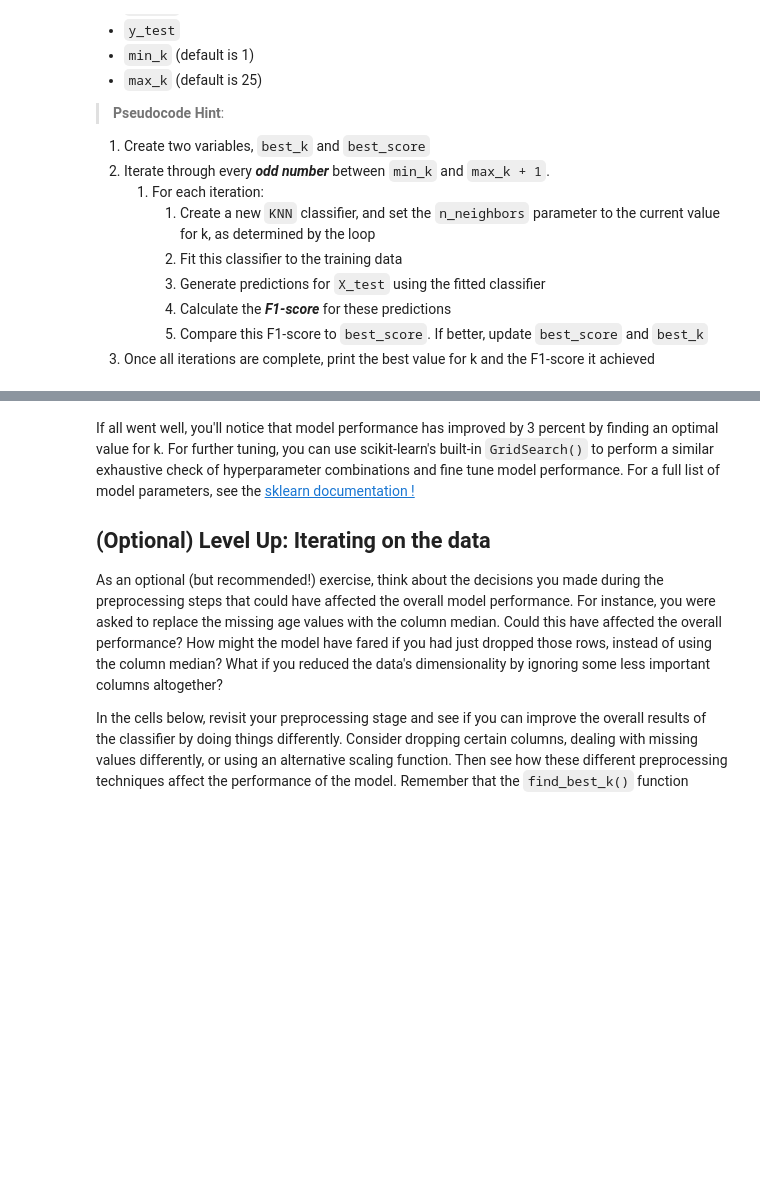
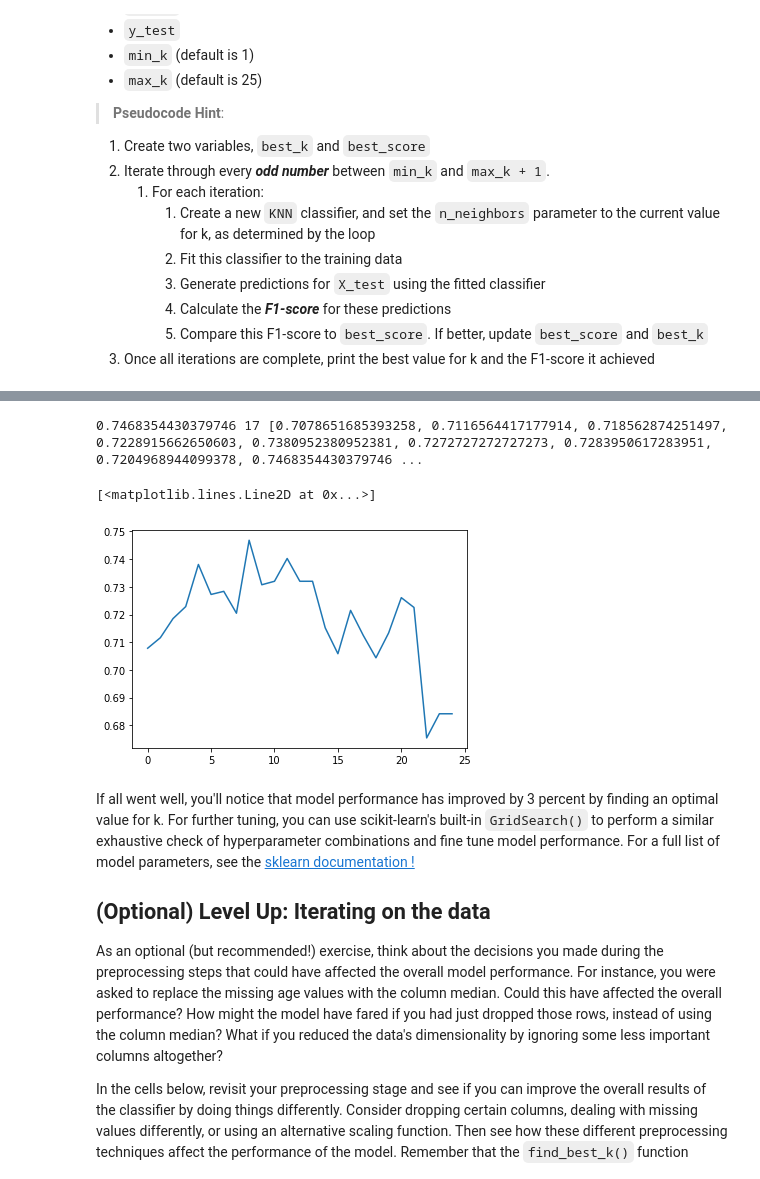
Before and after one commit to poariston/dsc-knn-with-scikit-learn-lab-online-ds-sp-000, a Jupyter notebook: index.ipynb, the cells around one changed output, grey strips where cells are left out. Saved outputs shown, nothing was run; the diff lists cells and outputs as text; code cells hidden in the pictures; blank space fills up the shorter version.

```diff
--- a/index.ipynb
+++ b/index.ipynb
@@ -513,0 +523,26 @@ def find_best_k(X_train, y_train, X_test, y_test, min_k=1, max_k=25):
+# %%
+def find_best_k(X_train, y_train, X_test, y_test, min_k=1, max_k=25):
+    best_k=0
+    ttbstttscorett=0
+    f1score_listo=[]
+    if (min_k//2*2) == min_k:
+#         min_k is even
+        min_k+=1
+    for i in range(min_k,max_k,2):
+        # Instantiate KNeighborsClassifier
+        clf = KNeighborsClassifier(n_neighbors=i, p=2, metric='minkowski')
+        # Fit the classifier
+        clf.fit(X_train,y_train)
+        # Predict on the test set
+        test_preds = clf.predict(X_test)
+        # compute f1 score for current predictions(for i)
+        ttscorett=f1_score(y_test, test_preds)
+        # keep the score in a list
+        f1score_listo.append(ttscorett)
+        # update best_score and best_k
+        if (ttscorett > ttbstttscorett) == True:
+            ttbstttscorett = ttscorett
+            best_k =i
+
+
+    return ttbstttscorett,best_k,f1score_listo
@@ -514,9 +577,17 @@ def find_best_k(X_train, y_train, X_test, y_test, min_k=1, max_k=25):
 # %%
-find_best_k(scaled_data_train, y_train, scaled_data_test, y_test)
+a,b,c=find_best_k(scaled_data_train, y_train, scaled_data_test, y_test,min_k=1, max_k=50)
+print(a,b,c)
 # Expected Output:
 
 # Best Value for k: 17
 # F1-Score: 0.7468354430379746
+# %% [output]
+0.7468354430379746 17 [0.7078651685393258, 0.7116564417177914, 0.718562874251497, 0.7228915662650603, 0.7380952380952381, 0.7272727272727273, 0.7283950617283951, 0.7204968944099378, 0.7468354430379746 ...
+# %%
+plt.plot(c)
+# %% [output]
+[<matplotlib.lines.Line2D at 0x...>]
+[figure, added]
 # %% [markdown]
 If all went well, you'll notice that model performance has improved by 3 percent by finding an optimal value for k. For further tuning, you can use scikit-learn's built-in `GridSearch()` to perform a similar exhaustive check of hyperparameter combinations and fine tune model performance. For a full list of model parameters, see the [sklearn documentation !](https://scikit-learn.org/stable/modules/generated/sklearn.neighbors.KNeighborsClassifier.html)
 
```
Also changed, not shown: parts of 9 cells of this notebook.
